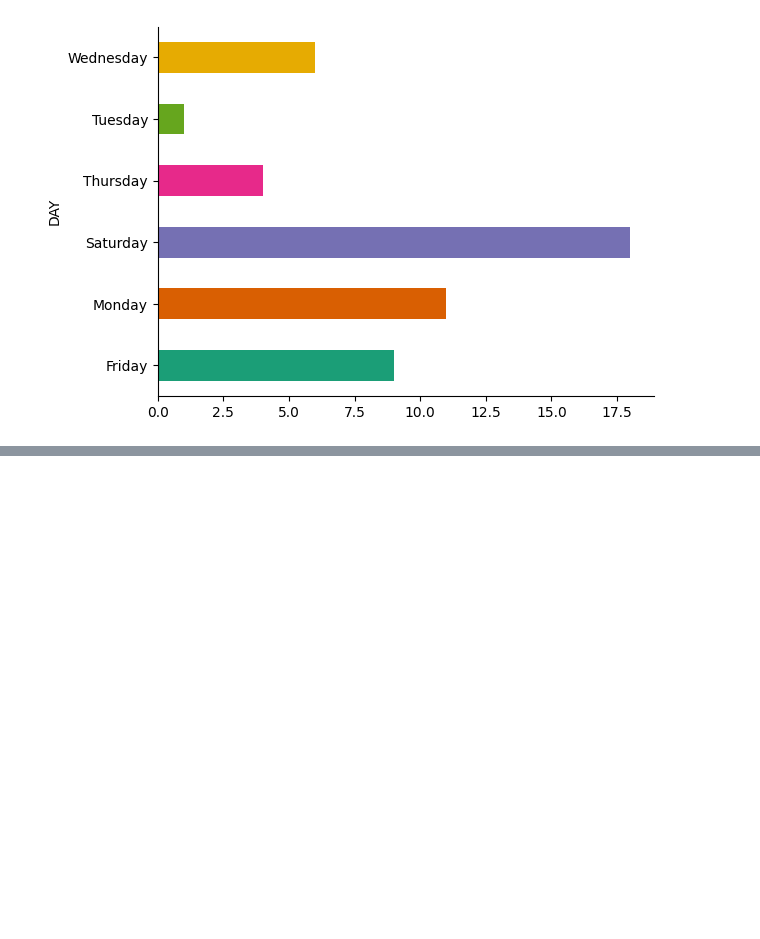
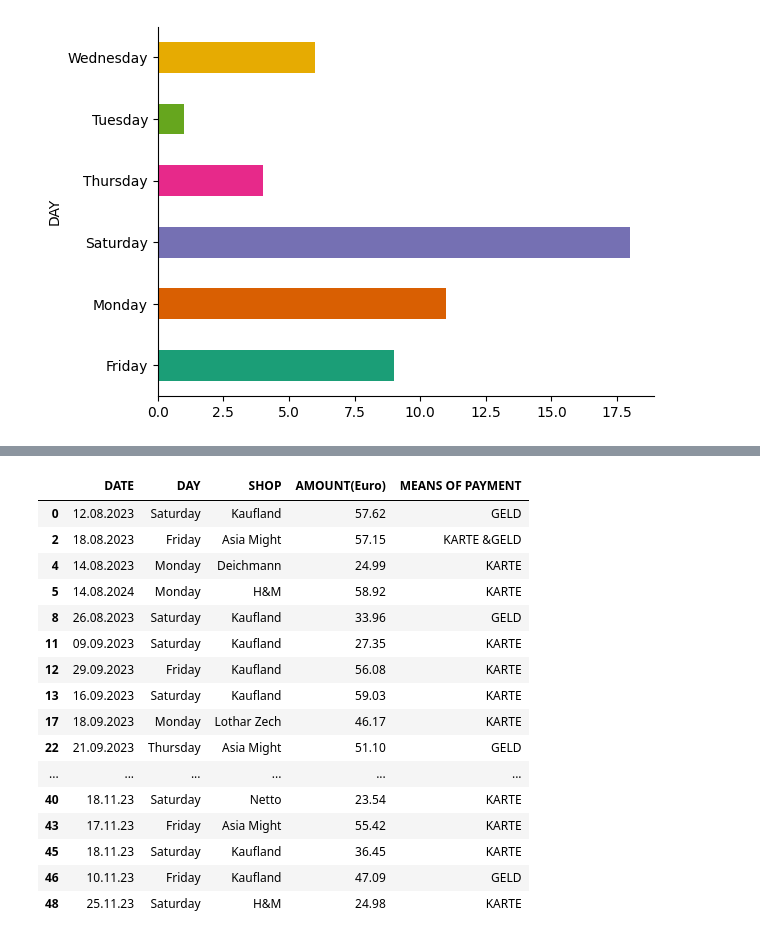
Before and after one commit to ikwabia/Analysing_mydata, a Jupyter notebook: Purchase_analysis.ipynb, the cells around one changed output, grey strips where cells are left out. Saved outputs shown, nothing was run; the diff lists cells and outputs as text; code cells hidden in the pictures; blank space fills up the shorter version.

```diff
--- a/Purchase_analysis.ipynb
+++ b/Purchase_analysis.ipynb
@@ -158,0 +251,20 @@ plt.gca().spines[['top', 'right',]].set_visible(False)
+# %%
+data[data['AMOUNT(Euro)'].between(20,70,inclusive=True)]
+# %% [output]
+|  | DATE | DAY | SHOP | AMOUNT(Euro) | MEANS OF PAYMENT |
+| 0 | 12.08.2023 | Saturday | Kaufland | 57.62 | GELD |
+| 2 | 18.08.2023 | Friday | Asia Might | 57.15 | KARTE &GELD |
+| 4 | 14.08.2023 | Monday | Deichmann | 24.99 | KARTE |
+| 5 | 14.08.2024 | Monday | H&M | 58.92 | KARTE |
+| 8 | 26.08.2023 | Saturday | Kaufland | 33.96 | GELD |
+| 11 | 09.09.2023 | Saturday | Kaufland | 27.35 | KARTE |
+| 12 | 29.09.2023 | Friday | Kaufland | 56.08 | KARTE |
+| 13 | 16.09.2023 | Saturday | Kaufland | 59.03 | KARTE |
+| 17 | 18.09.2023 | Monday | Lothar Zech | 46.17 | KARTE |
+| 22 | 21.09.2023 | Thursday | Asia Might | 51.10 | GELD |
+| ... | ... | ... | ... | ... | ... |
+| 40 | 18.11.23 | Saturday | Netto | 23.54 | KARTE |
+| 43 | 17.11.23 | Friday | Asia Might | 55.42 | KARTE |
+| 45 | 18.11.23 | Saturday | Kaufland | 36.45 | KARTE |
+| 46 | 10.11.23 | Friday | Kaufland | 47.09 | GELD |
+| 48 | 25.11.23 | Saturday | H&M | 24.98 | KARTE |
```
Also changed, not shown: parts of 12 cells of this notebook.
